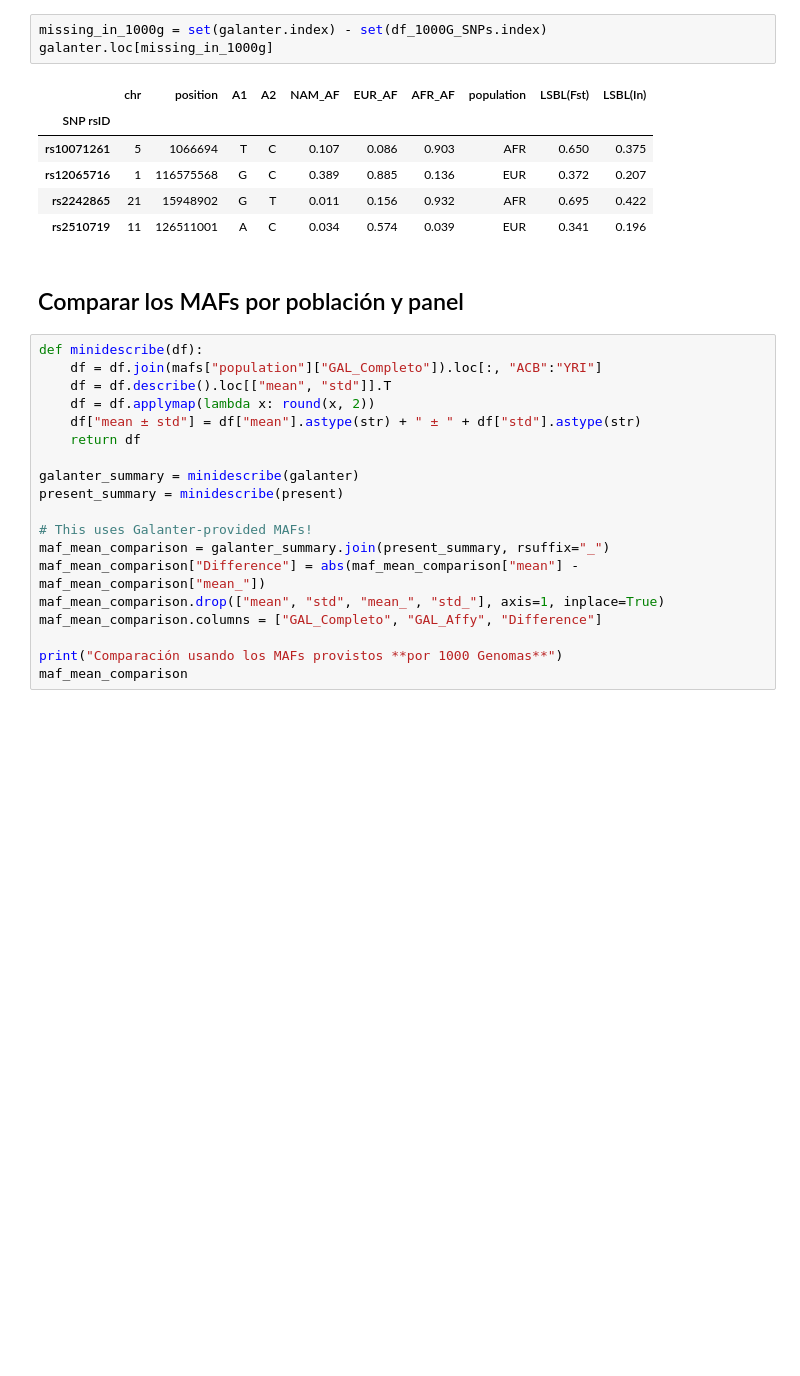
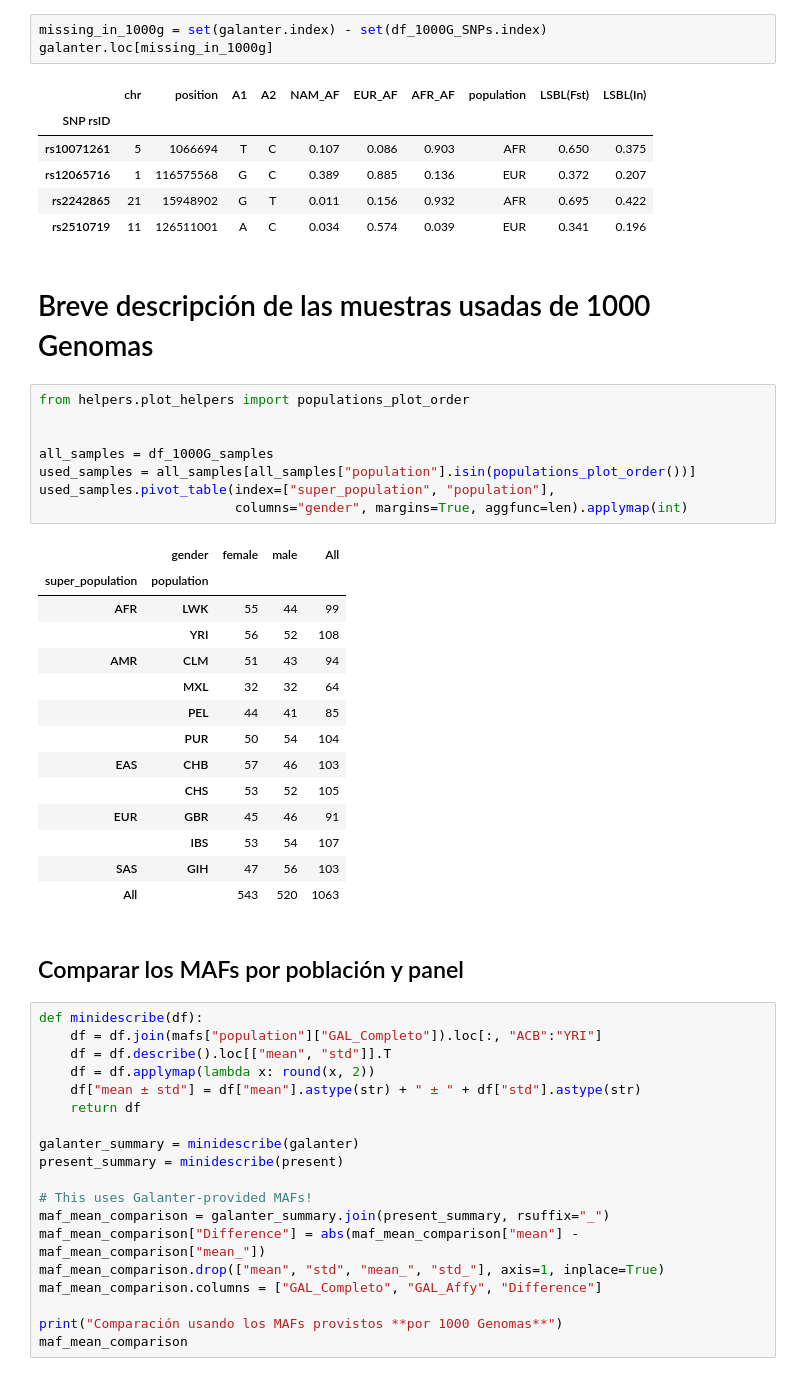
Before and after one commit to jmberros/tesina, a Jupyter notebook: tesina__Positions_and_MAFs.ipynb, the cells around one changed output. Drawn from its saved outputs; the diff is of its cells as text; blank space fills up the shorter version.

Commit message:
description of 1000G samples

```diff
--- a/tesina__Positions_and_MAFs.ipynb
+++ b/tesina__Positions_and_MAFs.ipynb
@@ -259,6 +258,31 @@ galanter.loc[missing_in_1000g]
 | rs12065716 | 1 | 116575568 | G | C | 0.389 | 0.885 | 0.136 | EUR | 0.372 | 0.207 |
 | rs2242865 | 21 | 15948902 | G | T | 0.011 | 0.156 | 0.932 | AFR | 0.695 | 0.422 |
 | rs2510719 | 11 | 126511001 | A | C | 0.034 | 0.574 | 0.039 | EUR | 0.341 | 0.196 |
+# %% [markdown]
+# Breve descripción de las muestras usadas de 1000 Genomas
+# %%
+from helpers.plot_helpers import populations_plot_order
+
+
+all_samples = df_1000G_samples
+used_samples = all_samples[all_samples["population"].isin(populations_plot_order())]
+used_samples.pivot_table(index=["super_population", "population"],
+                         columns="gender", margins=True, aggfunc=len).applymap(int)
+# %% [output]
+|  | gender | female | male | All |
+| super_population | population |  |  |  |
+| AFR | LWK | 55 | 44 | 99 |
+|  | YRI | 56 | 52 | 108 |
+| AMR | CLM | 51 | 43 | 94 |
+|  | MXL | 32 | 32 | 64 |
+|  | PEL | 44 | 41 | 85 |
+|  | PUR | 50 | 54 | 104 |
+| EAS | CHB | 57 | 46 | 103 |
+|  | CHS | 53 | 52 | 105 |
+| EUR | GBR | 45 | 46 | 91 |
+|  | IBS | 53 | 54 | 107 |
+| SAS | GIH | 47 | 56 | 103 |
+| All |  | 543 | 520 | 1063 |
 # %% [markdown]
 ## Comparar los MAFs por población y panel
 # %%
```
Also changed, not shown: parts of 4 cells of this notebook.
